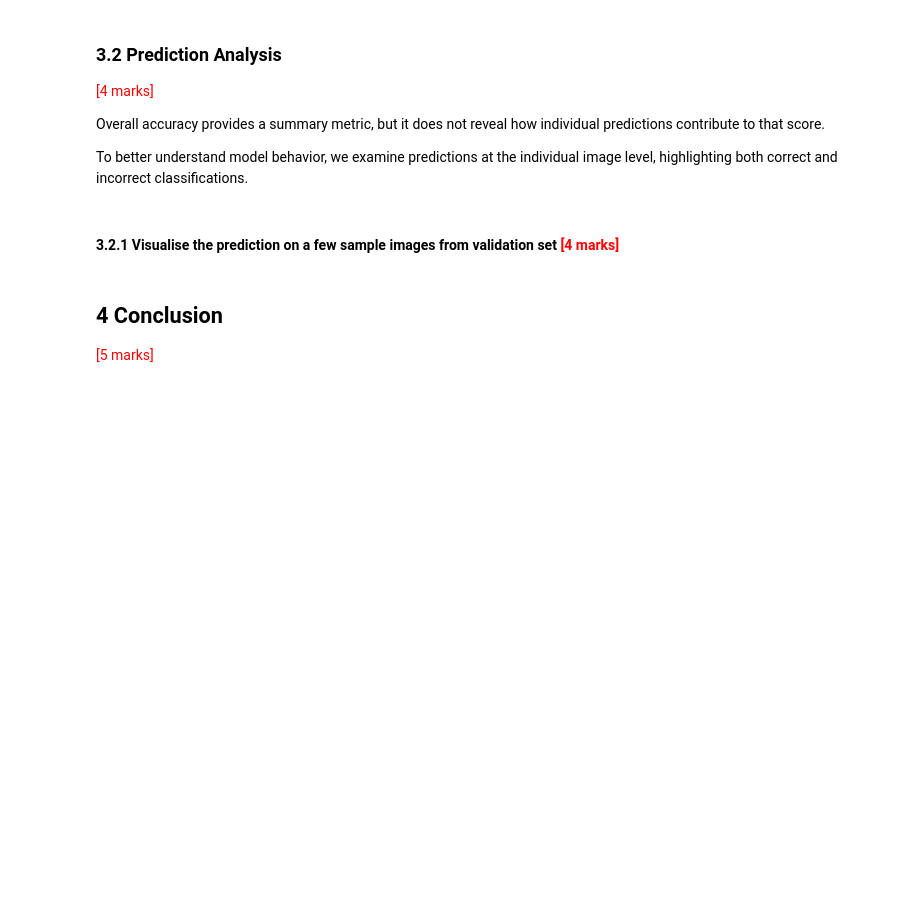
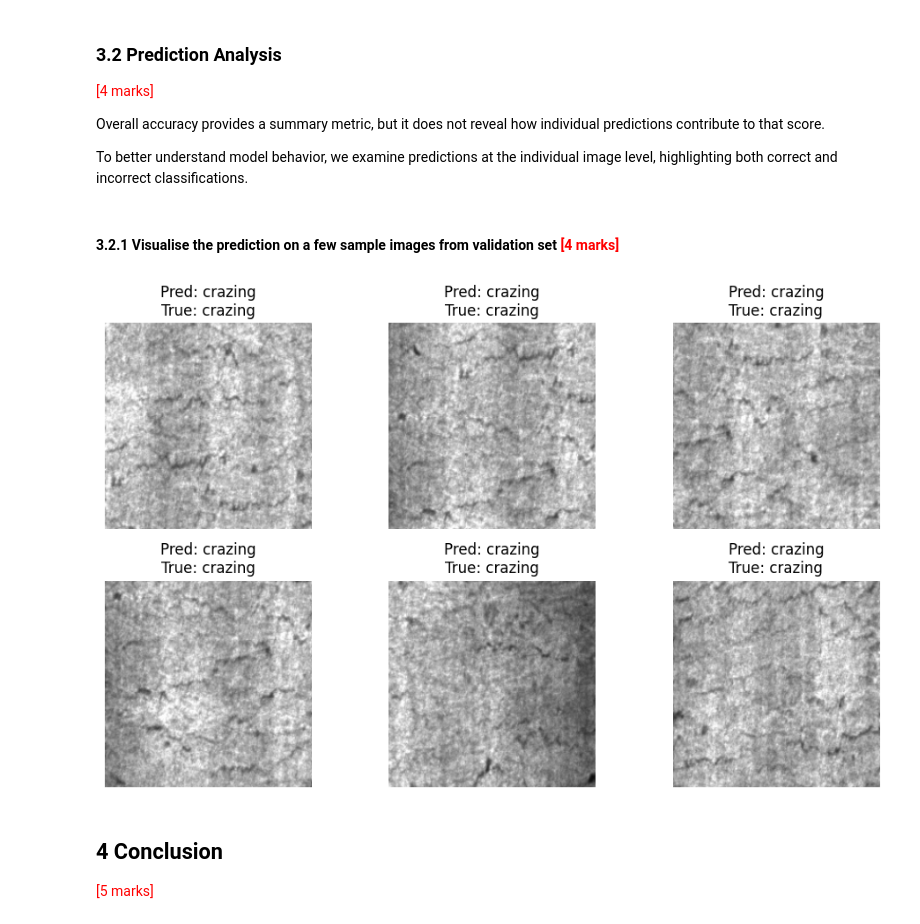
Before and after one commit to mithun6gowda/surface-defects, a Jupyter notebook: Transfer_Learning_Surface_Defect_Mithun_Gowda.ipynb, the cells around one changed output. Saved outputs shown, nothing was run; the diff lists cells and outputs as text; code cells hidden in the pictures; blank space fills up the shorter version.

```diff
--- a/Transfer_Learning_Surface_Defect_Mithun_Gowda.ipynb
+++ b/Transfer_Learning_Surface_Defect_Mithun_Gowda.ipynb
@@ -563,6 +595,46 @@ To better understand model behavior, we examine predictions at the individual im
 #### **3.2.1** Visualise the prediction on a few sample images from validation set <font color=red>[4 marks]</font>
 # %%
 # Visualisation of Validation Predictions
+
+# Get one batch from validation set
+images, labels = next(iter(val_loader))
+
+images = images.to(device)
+labels = labels.to(device)
+
+model.eval()
+
+with torch.no_grad():
+    outputs = model(images)
+    _, preds = torch.max(outputs, 1)
+
+# Move to CPU for plotting
+images = images.cpu()
+labels = labels.cpu()
+preds = preds.cpu()
+
+# Function to unnormalize image for display
+def imshow(img):
+    img = img.numpy().transpose((1, 2, 0))
+    mean = np.array([0.485, 0.456, 0.406])
+    std = np.array([0.229, 0.224, 0.225])
+    img = std * img + mean
+    img = np.clip(img, 0, 1)
+    return img
+
+# Plot few images
+plt.figure(figsize=(10, 6))
+
+for i in range(6):
+    plt.subplot(2, 3, i+1)
+    plt.imshow(imshow(images[i]))
+    plt.title(f"Pred: {class_names[preds[i]]}\nTrue: {class_names[labels[i]]}")
+    plt.axis("off")
+
+plt.tight_layout()
+plt.show()
+# %% [output]
+[figure, added]
 # %% [markdown]
 ## 4 Conclusion
 
```
Also changed, not shown: parts of 1 cell of this notebook.
